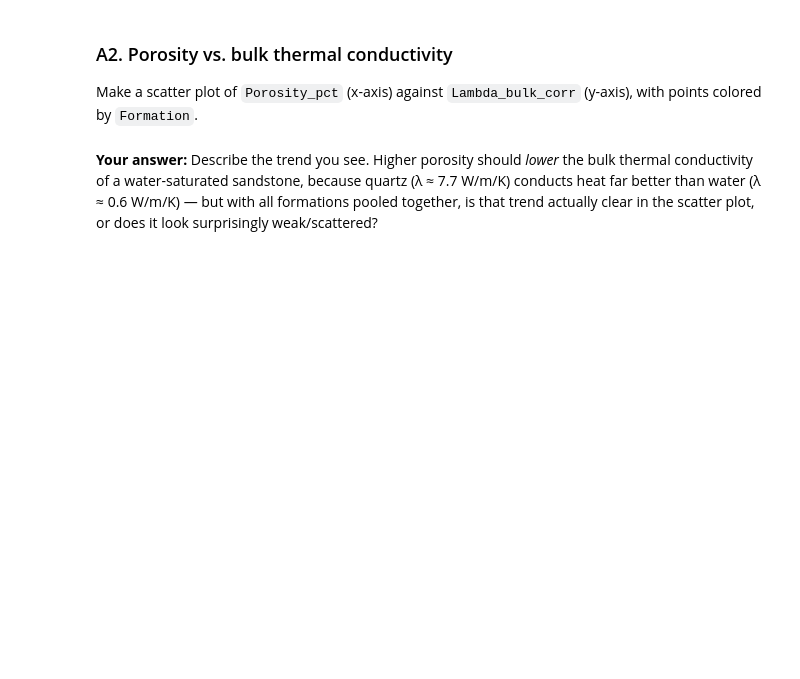
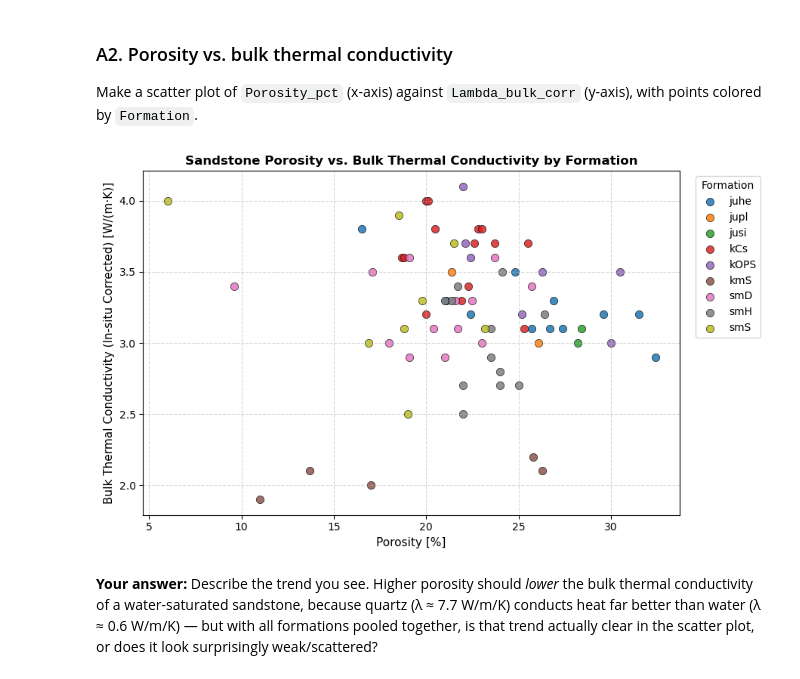
Before and after one commit to stoneypointer/ML_in_Geo, a Jupyter notebook: NEGB_Geothermal_Exercises_STUDENT.ipynb, the cells around one changed output. Cells and saved outputs as stored; diff of their text form; code cells hidden in the pictures; blank space fills up the shorter version.

```diff
--- a/NEGB_Geothermal_Exercises_STUDENT.ipynb
+++ b/NEGB_Geothermal_Exercises_STUDENT.ipynb
@@ -267,3 +298,21 @@ with points colored by `Formation`.
+# %%
+# TODO: create a scatter plot, colored by Formation, with a legend and axis labels
+# YOUR CODE HERE
+fig, ax = plt.subplots(figsize=(9,5.5))
+# Plot each formation with distinct colors and labels
+for formation, group in df.groupby("Formation"):
+    ax.scatter(group["Porosity_pct"], group["Lambda_bulk_corr"], label=formation, s=55, alpha=0.85, edgecolors="k", linewidth=0.5)
+
+ax.set_xlabel("Porosity [%]", fontsize=11)
+ax.set_ylabel("Bulk Thermal Conductivity (In-situ Corrected) [W/(m·K)]", fontsize=11)
+ax.set_title("Sandstone Porosity vs. Bulk Thermal Conductivity by Formation", fontsize=12, fontweight="bold")
+ax.legend(title="Formation", bbox_to_anchor=(1.02, 1), loc="upper left", frameon=True)
+ax.grid(True, linestyle="--", alpha=0.5)
+
+plt.tight_layout()
+plt.show()
+# %% [output]
+[figure, added]
 # %% [markdown]
 **Your answer:** Describe the trend you see. Higher porosity should *lower* the
 bulk thermal conductivity of a water-saturated sandstone, because quartz
```
Also changed, not shown: parts of 8 cells of this notebook.
